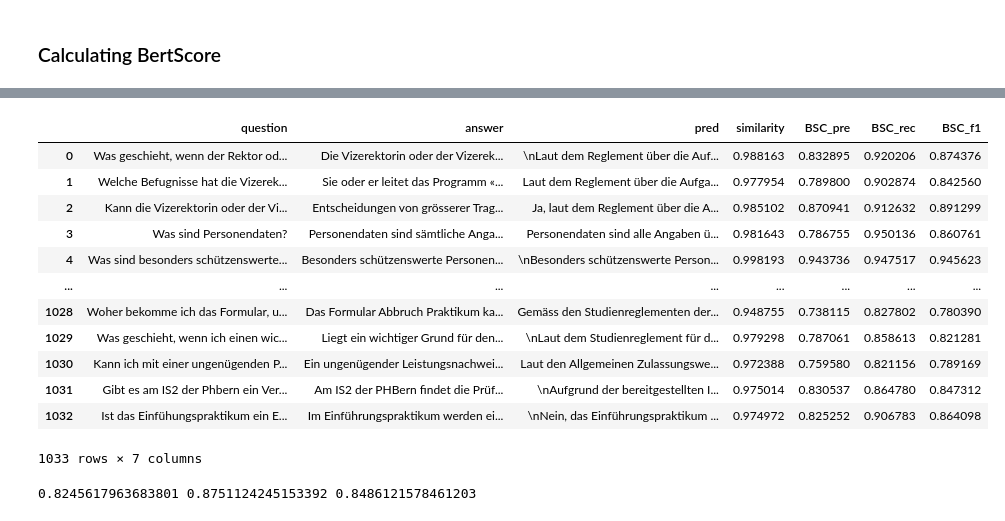
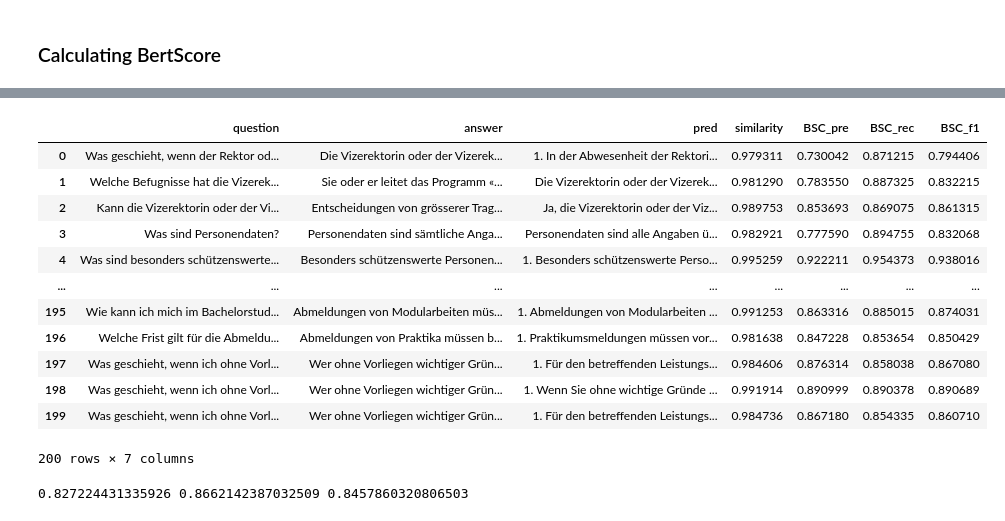
Before and after one commit to marc1971/Assignement-Module4-CAS-NLP, a Jupyter notebook: final_project_main.ipynb, the cells around one changed output, grey strips where cells are left out. Cells and saved outputs as stored; diff of their text form; code cells hidden in the pictures.

```diff
--- a/final_project_main.ipynb
+++ b/final_project_main.ipynb
@@ -435,5 +506,5 @@ NameError: name 'df' is not defined
 # %%
 import pandas as pd
 
-df_pred = pd.read_excel(r"/content/drive/My Drive/ColabNotebooks/CAS_NLP_final_project/QA_pred.xlsx")
+df_pred = pd.read_excel(r"/content/drive/My Drive/ColabNotebooks/CAS_NLP_final_project/QA_pred1.xlsx")
 # %%
@@ -469,7 +542,7 @@ n_preds = len(s1)
 # Define your sentences
 cos_sim = []
 
-for i in range(len(s1)):
+for i in range(200):
   sentence1 = s1[i]
   sentence2 = s2[i]
 # Tokenize the sentences
@@ -490,0 +560,3 @@ print(len(cos_sim))
+# %%
+n_preds = len(cos_sim)
+print(len(cos_sim))
@@ -530,12 +640,11 @@ os.environ["LANG"] = "ge.UTF-8"
 # %%
-
 from evaluate import load
 bertscore = load("bertscore")
 BSC_pre = []
 BSC_rec = []
 BSC_f1 = []
 
-n_pred = 1033
+n_pred = 200
 for i in range(n_pred):
   predictions = [df_pred['pred'][i]]
   references = [df_pred['answer'][i]]
@@ -553,19 +662,20 @@ df_pred.loc[:n_pred-1, 'BSC_pre'] = BSC_pre
 df_pred.loc[:n_pred-1, 'BSC_rec'] = BSC_rec
 df_pred.loc[:n_pred-1, 'BSC_f1'] = BSC_f1
 # %%
+n_pred = 200
 df_pred[['question', 'answer', 'pred', 'similarity', 'BSC_pre','BSC_rec', 'BSC_f1' ]][:n_pred]
 # %% [output]
 |  | question | answer | pred | similarity | BSC_pre | BSC_rec | BSC_f1 |
-| 0 | Was geschieht, wenn der Rektor od... | Die Vizerektorin oder der Vizerek... | \nLaut dem Reglement über die Auf... | 0.988163 | 0.832895 | 0.920206 | 0.874376 |
-| 1 | Welche Befugnisse hat die Vizerek... | Sie oder er leitet das Programm «... | Laut dem Reglement über die Aufga... | 0.977954 | 0.789800 | 0.902874 | 0.842560 |
-| 2 | Kann die Vizerektorin oder der Vi... | Entscheidungen von grösserer Trag... | Ja, laut dem Reglement über die A... | 0.985102 | 0.870941 | 0.912632 | 0.891299 |
-| 3 | Was sind Personendaten? | Personendaten sind sämtliche Anga... | Personendaten sind alle Angaben ü... | 0.981643 | 0.786755 | 0.950136 | 0.860761 |
-| 4 | Was sind besonders schützenswerte... | Besonders schützenswerte Personen... | \nBesonders schützenswerte Person... | 0.998193 | 0.943736 | 0.947517 | 0.945623 |
+| 0 | Was geschieht, wenn der Rektor od... | Die Vizerektorin oder der Vizerek... | 1. In der Abwesenheit der Rektori... | 0.979311 | 0.730042 | 0.871215 | 0.794406 |
+| 1 | Welche Befugnisse hat die Vizerek... | Sie oder er leitet das Programm «... | Die Vizerektorin oder der Vizerek... | 0.981290 | 0.783550 | 0.887325 | 0.832215 |
+| 2 | Kann die Vizerektorin oder der Vi... | Entscheidungen von grösserer Trag... | Ja, die Vizerektorin oder der Viz... | 0.989753 | 0.853693 | 0.869075 | 0.861315 |
+| 3 | Was sind Personendaten? | Personendaten sind sämtliche Anga... | Personendaten sind alle Angaben ü... | 0.982921 | 0.777590 | 0.894755 | 0.832068 |
+| 4 | Was sind besonders schützenswerte... | Besonders schützenswerte Personen... | 1. Besonders schützenswerte Perso... | 0.995259 | 0.922211 | 0.954373 | 0.938016 |
 | ... | ... | ... | ... | ... | ... | ... | ... |
-| 1028 | Woher bekomme ich das Formular, u... | Das Formular Abbruch Praktikum ka... | Gemäss den Studienreglementen der... | 0.948755 | 0.738115 | 0.827802 | 0.780390 |
-| 1029 | Was geschieht, wenn ich einen wic... | Liegt ein wichtiger Grund für den... | \nLaut dem Studienreglement für d... | 0.979298 | 0.787061 | 0.858613 | 0.821281 |
-| 1030 | Kann ich mit einer ungenügenden P... | Ein ungenügender Leistungsnachwei... | Laut den Allgemeinen Zulassungswe... | 0.972388 | 0.759580 | 0.821156 | 0.789169 |
-| 1031 | Gibt es am IS2 der Phbern ein Ver... | Am IS2 der PHBern findet die Prüf... | \nAufgrund der bereitgestellten I... | 0.975014 | 0.830537 | 0.864780 | 0.847312 |
-| 1032 | Ist das Einfühungspraktikum ein E... | Im Einführungspraktikum werden ei... | \nNein, das Einführungspraktikum ... | 0.974972 | 0.825252 | 0.906783 | 0.864098 |
+| 195 | Wie kann ich mich im Bachelorstud... | Abmeldungen von Modularbeiten müs... | 1. Abmeldungen von Modularbeiten ... | 0.991253 | 0.863316 | 0.885015 | 0.874031 |
+| 196 | Welche Frist gilt für die Abmeldu... | Abmeldungen von Praktika müssen b... | 1. Praktikumsmeldungen müssen vor... | 0.981638 | 0.847228 | 0.853654 | 0.850429 |
+| 197 | Was geschieht, wenn ich ohne Vorl... | Wer ohne Vorliegen wichtiger Grün... | 1. Für den betreffenden Leistungs... | 0.984606 | 0.876314 | 0.858038 | 0.867080 |
+| 198 | Was geschieht, wenn ich ohne Vorl... | Wer ohne Vorliegen wichtiger Grün... | 1. Wenn Sie ohne wichtige Gründe ... | 0.991914 | 0.890999 | 0.890378 | 0.890689 |
+| 199 | Was geschieht, wenn ich ohne Vorl... | Wer ohne Vorliegen wichtiger Grün... | 1. Für den betreffenden Leistungs... | 0.984736 | 0.867180 | 0.854335 | 0.860710 |
-1033 rows × 7 columns
+200 rows × 7 columns
 # %%
@@ -576,7 +686,7 @@ mean_BSC_rec = np.mean(BSC_rec)
 mean_BSC_f1 = np.mean(BSC_f1)
 print(mean_BSC_pre, mean_BSC_rec, mean_BSC_f1)
 # %% [output]
-0.8245617963683801 0.8751124245153392 0.8486121578461203
+0.827224431335926 0.8662142387032509 0.8457860320806503
 # %%
 import pandas as pd
 
```
Also changed, not shown: parts of 44 cells of this notebook.
